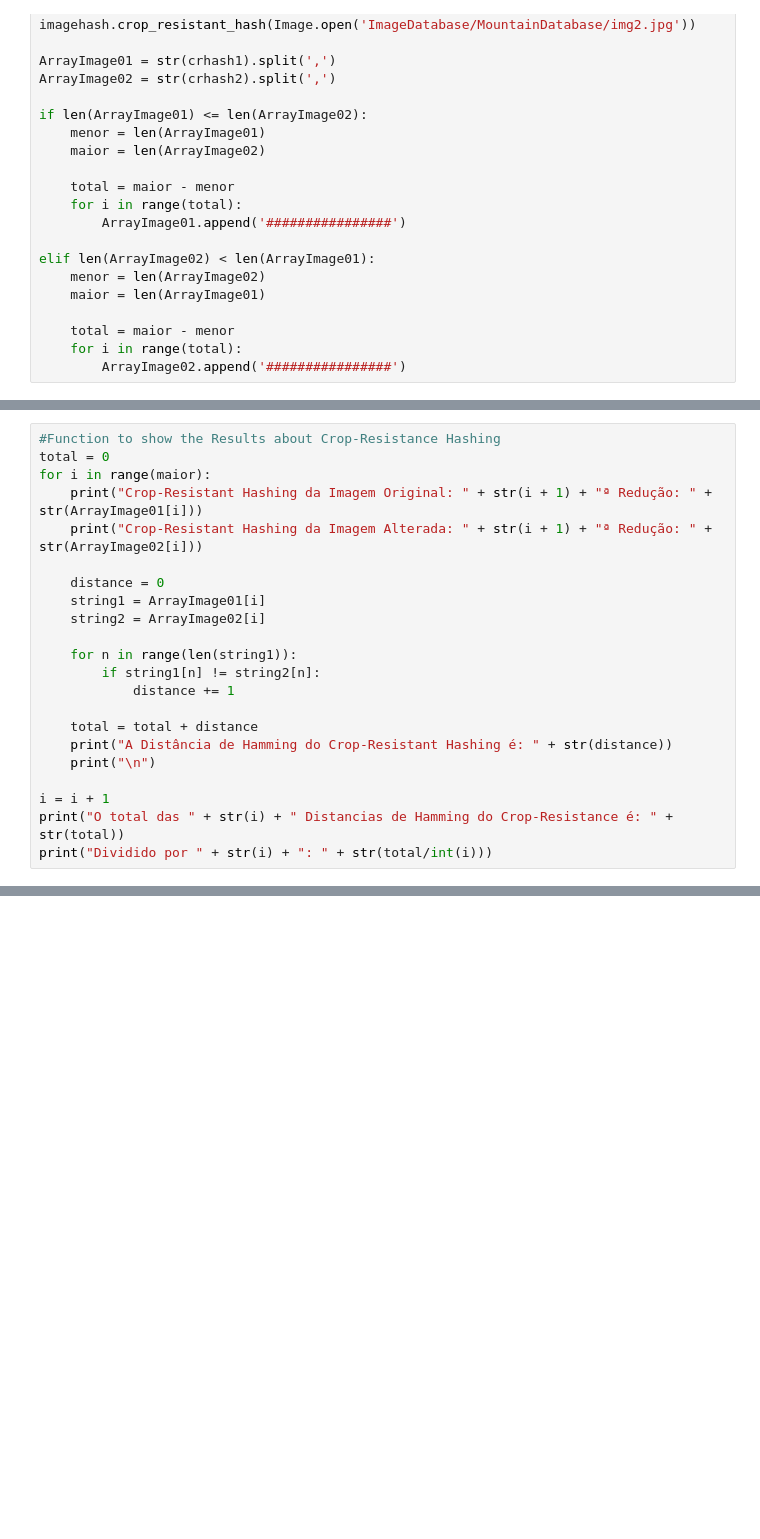
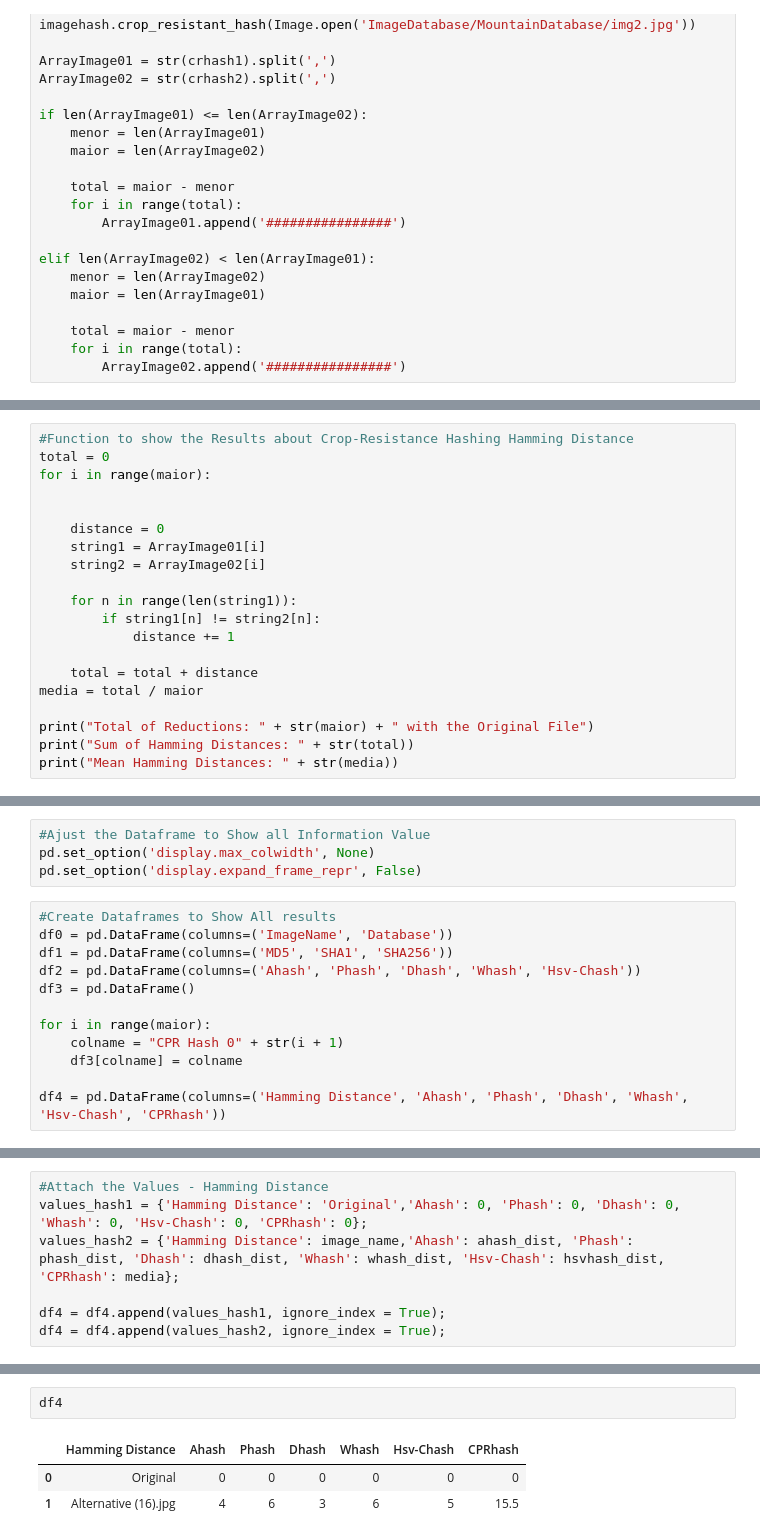
Before and after one commit to jrafa1607/Evaluation-of-Perceptual-Hash-Algorithms, a Jupyter notebook: Perceptual Hashing Evaluation.ipynb, the cells around one changed output, grey strips where cells are left out. Drawn from its saved outputs; the diff is of its cells as text; blank space fills up the shorter version.

```diff
--- a/Perceptual Hashing Evaluation.ipynb
+++ b/Perceptual Hashing Evaluation.ipynb
@@ -217,9 +155,8 @@ A distância de Hamming Entre a Imagem Original e a Imagem Alterada é: 5
 # %%
-#Function to show the Results about Crop-Resistance Hashing
+#Function to show the Results about Crop-Resistance Hashing Hamming Distance
 total = 0
 for i in range(maior):
-    print("Crop-Resistant Hashing da Imagem Original: " + str(i + 1) + "ª Redução: " + str(ArrayImage01[i]))
-    print("Crop-Resistant Hashing da Imagem Alterada: " + str(i + 1) + "ª Redução: " + str(ArrayImage02[i]))
+
 
     distance = 0
     string1 = ArrayImage01[i]
@@ -230,10 +167,9 @@ for i in range(maior):
             distance += 1
 
     total = total + distance
-    print("A Distância de Hamming do Crop-Resistant Hashing é: " + str(distance))
-    print("\n")
+media = total / maior
 
-i = i + 1
-print("O total das " + str(i) + " Distancias de Hamming do Crop-Resistance é: " + str(total))
-print("Dividido por " + str(i) + ": " + str(total/int(i)))
+print("Total of Reductions: " + str(maior) + " with the Original File")
+print("Sum of Hamming Distances: " + str(total))
+print("Mean Hamming Distances: " + str(media))
 # %% [output]
@@ -256,0 +189,16 @@ Dividido por 6: 15.166666666666666
+# %%
+#Ajust the Dataframe to Show all Information Value
+pd.set_option('display.max_colwidth', None)
+pd.set_option('display.expand_frame_repr', False)
+# %%
+#Create Dataframes to Show All results
+df0 = pd.DataFrame(columns=('ImageName', 'Database'))
+df1 = pd.DataFrame(columns=('MD5', 'SHA1', 'SHA256'))
+df2 = pd.DataFrame(columns=('Ahash', 'Phash', 'Dhash', 'Whash', 'Hsv-Chash'))
+df3 = pd.DataFrame()
+
+for i in range(maior):
+    colname = "CPR Hash 0" + str(i + 1)
+    df3[colname] = colname
+
+df4 = pd.DataFrame(columns=('Hamming Distance', 'Ahash', 'Phash', 'Dhash', 'Whash', 'Hsv-Chash', 'CPRhash'))
@@ -256,0 +232,7 @@ Dividido por 6: 15.166666666666666
+# %%
+#Attach the Values - Hamming Distance
+values_hash1 = {'Hamming Distance': 'Original','Ahash': 0, 'Phash': 0, 'Dhash': 0, 'Whash': 0, 'Hsv-Chash': 0, 'CPRhash': 0};
+values_hash2 = {'Hamming Distance': image_name,'Ahash': ahash_dist, 'Phash': phash_dist, 'Dhash': dhash_dist, 'Whash': whash_dist, 'Hsv-Chash': hsvhash_dist, 'CPRhash': media};
+
+df4 = df4.append(values_hash1, ignore_index = True);
+df4 = df4.append(values_hash2, ignore_index = True);
@@ -256,0 +263,6 @@ Dividido por 6: 15.166666666666666
+# %%
+df4
+# %% [output]
+|  | Hamming Distance | Ahash | Phash | Dhash | Whash | Hsv-Chash | CPRhash |
+| 0 | Original | 0 | 0 | 0 | 0 | 0 | 0 |
+| 1 | Alternative (16).jpg | 4 | 6 | 3 | 6 | 5 | 15.5 |
```
Also changed, not shown: parts of 36 cells of this notebook, 7 other files.
